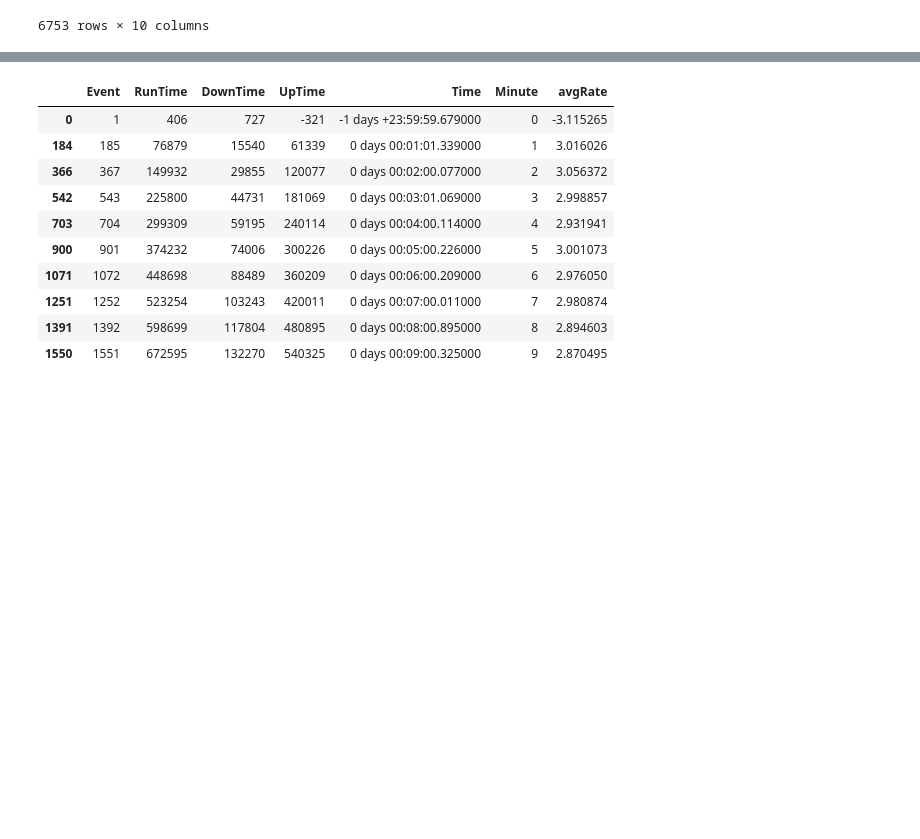
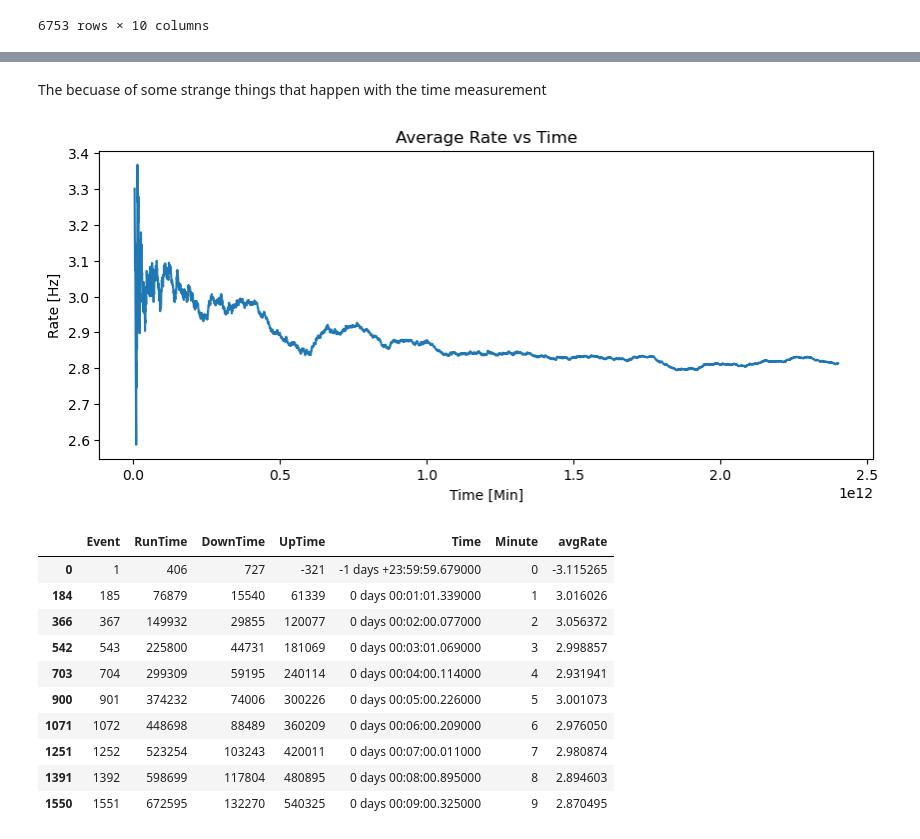
Before and after one commit to dkallenberg/Quarknet-CosmicWatch-ipynb, a Jupyter notebook: CW_Data_Analysis.ipynb, the cells around one changed output, grey strips where cells are left out. Cells and saved outputs as stored; diff of their text form; code cells hidden in the pictures; blank space fills up the shorter version.

```diff
--- a/CW_Data_Analysis.ipynb
+++ b/CW_Data_Analysis.ipynb
@@ -84 +95,14 @@ data
+# %% [markdown]
+The becuase of some strange things that happen with the time measurement
+# %%
+dataPlot = data.loc[data.avgRate > 0]
+dataPlot = dataPlot.loc[data.avgRate < 3.5]
+
+plt.figure(figsize=(10,4))
+plt.plot(dataPlot.Time,dataPlot.avgRate)
+plt.title("Average Rate vs Time")
+plt.xlabel("Time [Min]")
+plt.ylabel("Rate [Hz]");
+# %% [output]
+[figure, added]
 # %%
```
Also changed, not shown: parts of 6 cells of this notebook, 31 other files.
